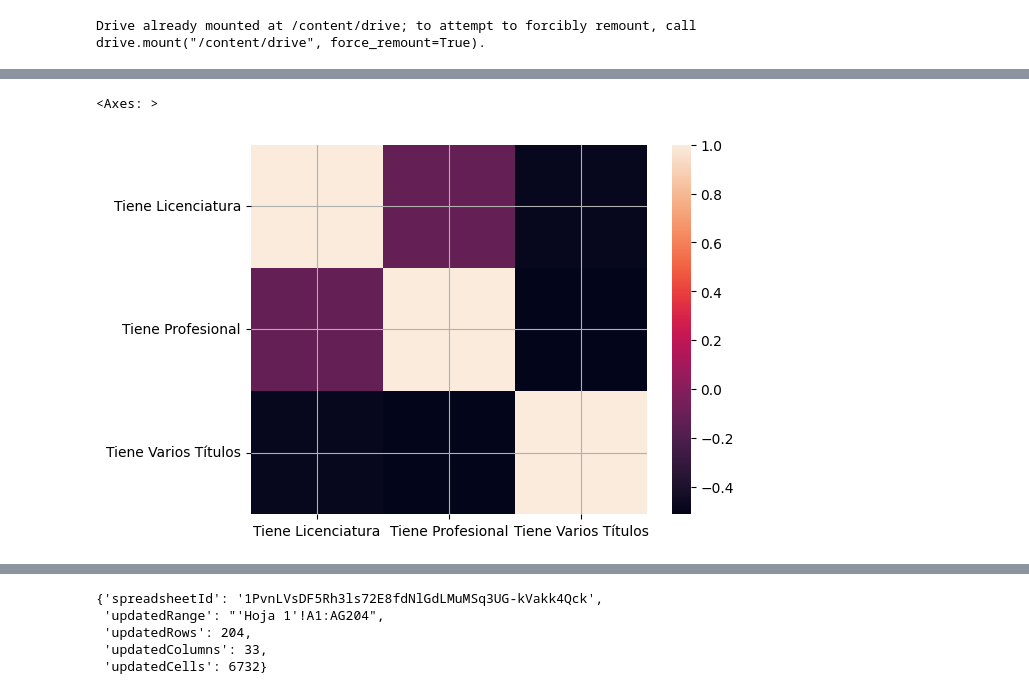
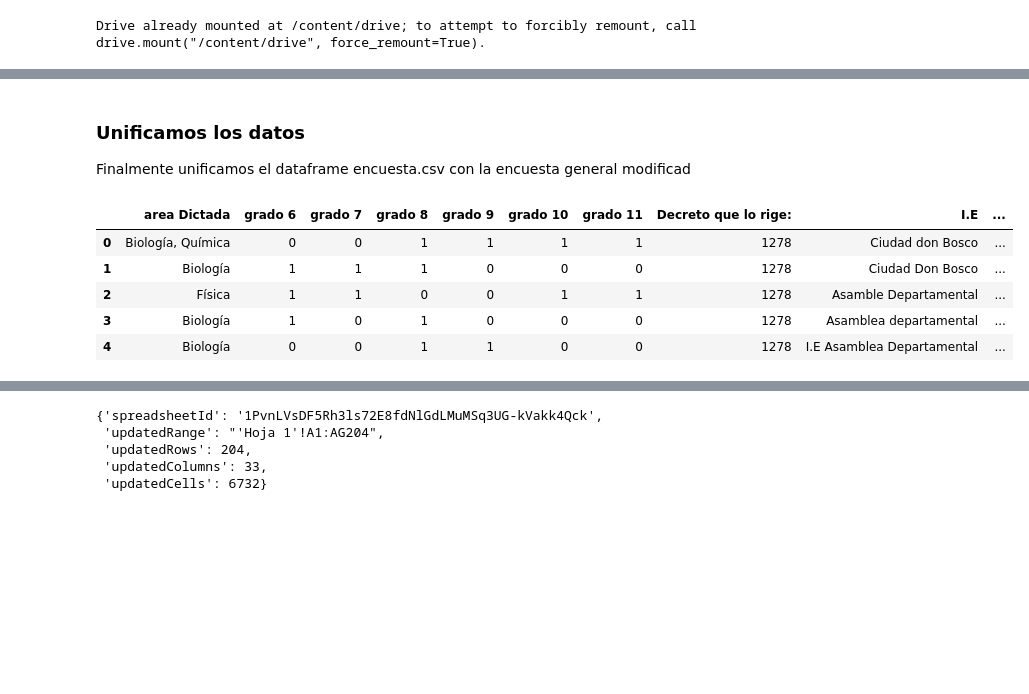
Before and after one commit to admaesmo/ScienceEducationAnalitics, a Jupyter notebook: science_teacher_education.ipynb, the cells around one changed output, grey strips where cells are left out. Cells and saved outputs as stored; diff of their text form; code cells hidden in the pictures; blank space fills up the shorter version.

```diff
--- a/science_teacher_education.ipynb
+++ b/science_teacher_education.ipynb
@@ -135,28 +108,22 @@ for index, row in dfCompleto.iterrows():
-# %%
-# Define las columnas de interés
-titulos = ['Licenciatura', 'Profesional', 'Especializacion CN', 'Especilizacion  Ed','Maestria CN', 'Maestria Ed', 'Doctorado CN', 'Doctorado Ed']
-
-# Crea nuevas columnas para cada título y para "Varios títulos"
-for titulo in titulos:
-  Encuesta[f'Tiene {titulo}'] = 0
-Encuesta['Tiene Varios Títulos'] = 0
-
-# Recorre cada fila del DataFrame
-for index, row in Encuesta.iterrows():
-  titulos_docente = [titulo for titulo in titulos if row[titulo] == 1]
-  if len(titulos_docente) == 1:
-    Encuesta.loc[index, f'Tiene {titulos_docente[0]}'] = 1
-  elif len(titulos_docente) > 1:
-    Encuesta.loc[index, 'Tiene Varios Títulos'] = 1
-
-# Ahora puedes usar las nuevas columnas para crear histogramas o gráficos de calor
-# Por ejemplo, para crear un histograma de la columna 'Tiene Licenciatura':
-Encuesta['Tiene Licenciatura'].hist()
-
-# O para crear un gráfico de calor de la correlación entre las nuevas columnas:
-import seaborn as sns
-sns.heatmap(Encuesta[['Tiene Licenciatura', 'Tiene Profesional', 'Tiene Varios Títulos']].corr()) # Changed df to Encuesta
-# %% [output]
-<Axes: >
-[figure, removed]
+# %% [markdown]
+### Unificamos los datos
+Finalmente unificamos el dataframe encuesta.csv con la encuesta general modificad
+# %%
+#primero creamos las columas que almacenaran los datos entrantes de encuesta.csv
+columnas = ['Licenciatura', 'Profesional', 'Especializacion CN', 'Especilizacion Ed',
+           'Maestria CN', 'Maestria Ed', 'Doctorado CN', 'Doctorado Ed']
+
+for columna in columnas:
+  EncuestaMod1[columna] = 0
+# %%
+EncuestaMod1.rename(columns={'Título': 'Titulo'}, inplace=True)
+# %%
+EncuestaMod1.head(5)
+# %% [output]
+|  | area Dictada | grado 6 | grado 7 | grado 8 | grado 9 | grado 10 | grado 11 | Decreto que lo rige: | I.E | ... |
+| 0 | Biología, Química | 0 | 0 | 1 | 1 | 1 | 1 | 1278 | Ciudad don Bosco | ... |
+| 1 | Biología | 1 | 1 | 1 | 0 | 0 | 0 | 1278 | Ciudad Don Bosco | ... |
+| 2 | Física | 1 | 1 | 0 | 0 | 1 | 1 | 1278 | Asamble Departamental | ... |
+| 3 | Biología | 1 | 0 | 1 | 0 | 0 | 0 | 1278 | Asamblea departamental | ... |
+| 4 | Biología | 0 | 0 | 1 | 1 | 0 | 0 | 1278 | I.E Asamblea Departamental | ... |
 # %%
```
Also changed, not shown: parts of 16 cells of this notebook.
